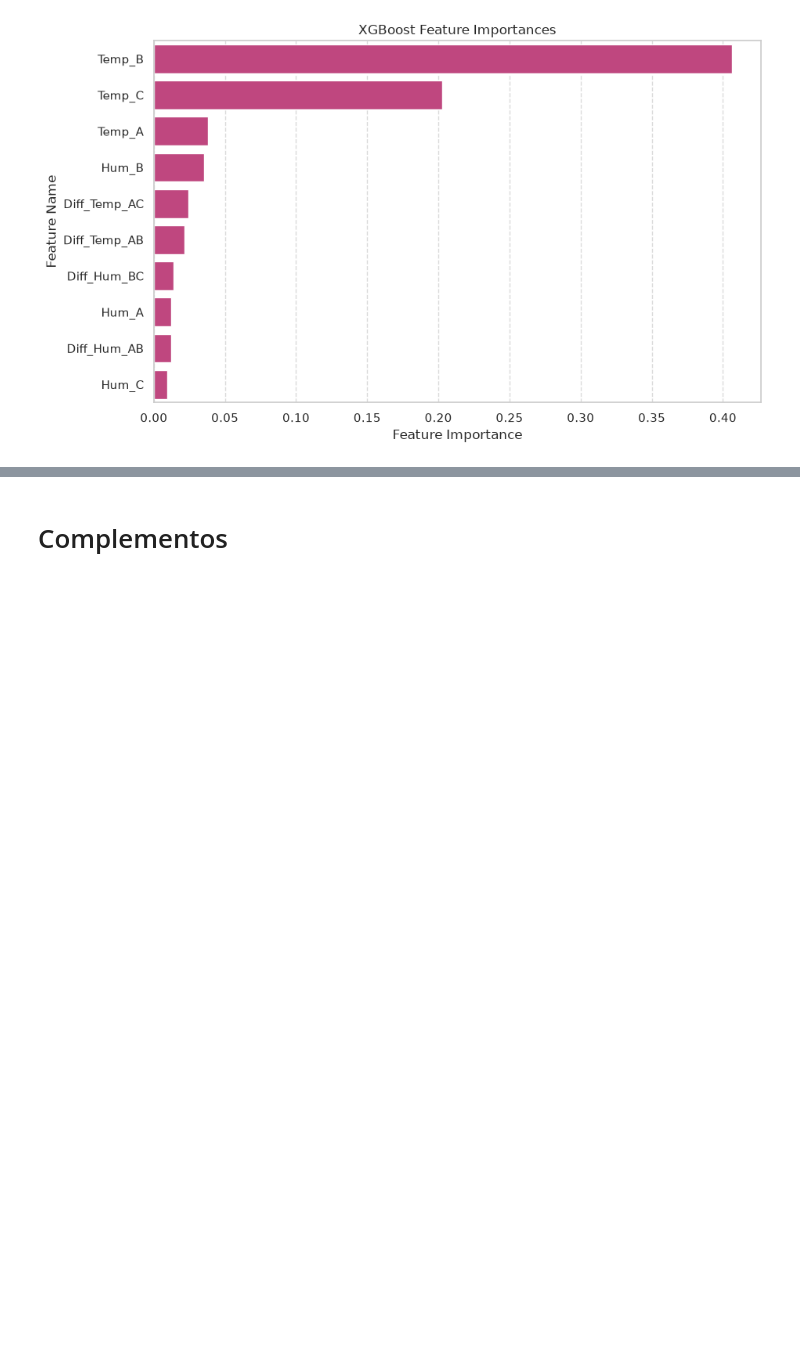
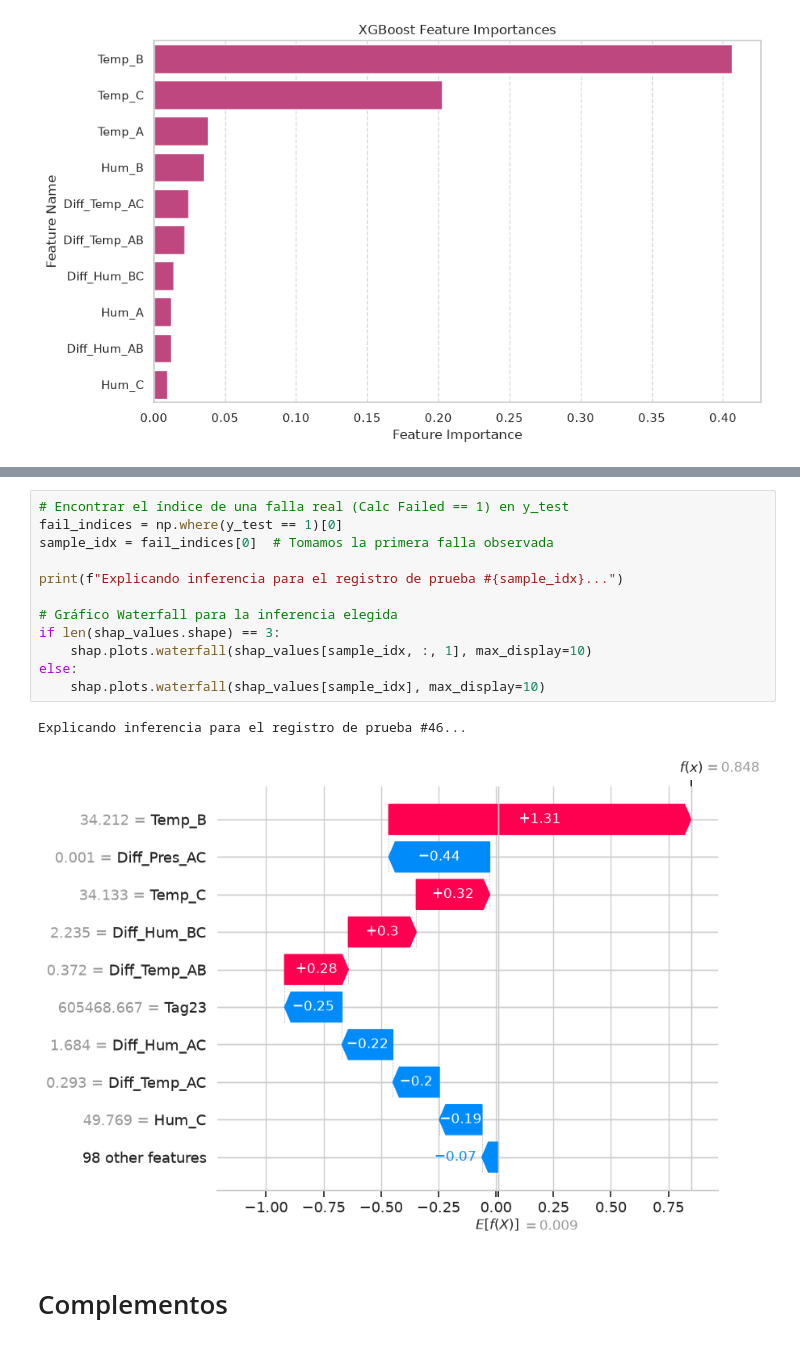
Before and after one commit to melissahidalgor/Pipeline_CNA_CalcFailed, a Jupyter notebook: main_exp.ipynb, the cells around one changed output, grey strips where cells are left out. Drawn from its saved outputs; the diff is of its cells as text; blank space fills up the shorter version.

```diff
--- a/main_exp.ipynb
+++ b/main_exp.ipynb
@@ -293,3 +308,18 @@ plt.show()
+# %%
+# Encontrar el índice de una falla real (Calc Failed == 1) en y_test
+fail_indices = np.where(y_test == 1)[0]
+sample_idx = fail_indices[0]  # Tomamos la primera falla observada
+
+print(f"Explicando inferencia para el registro de prueba #{sample_idx}...")
+
+# Gráfico Waterfall para la inferencia elegida
+if len(shap_values.shape) == 3:
+    shap.plots.waterfall(shap_values[sample_idx, :, 1], max_display=10)
+else:
+    shap.plots.waterfall(shap_values[sample_idx], max_display=10)
+# %% [output]
+Explicando inferencia para el registro de prueba #46...
+[figure, added]
 # %% [markdown]
 # Complementos
 # %% [markdown]
```
Also changed, not shown: parts of 3 cells of this notebook, 1 other file.
